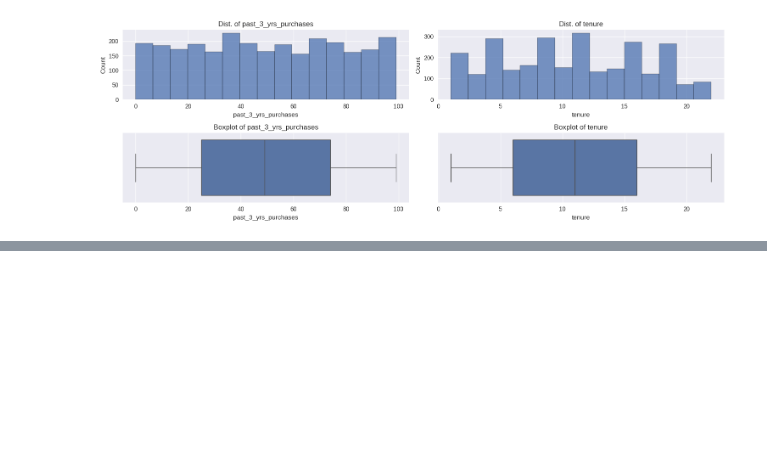
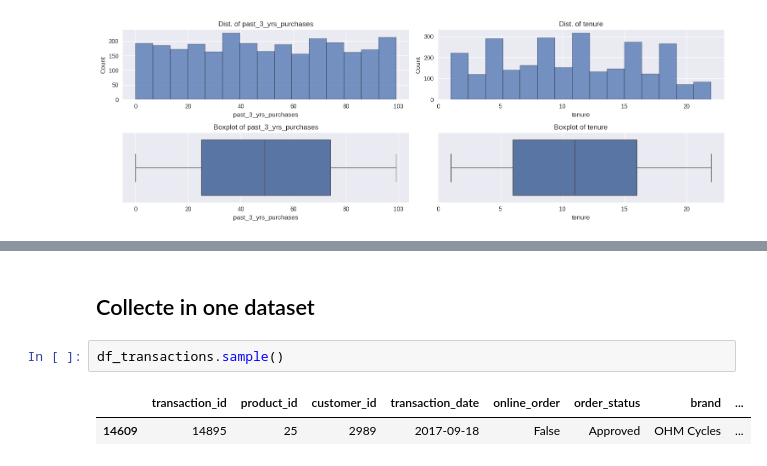
Before and after one commit to AhmAnwar/data-quality-KPMG-VE-forage, a Jupyter notebook: kpmg-ve-data-quality.ipynb, the cells around one changed output, grey strips where cells are left out. Drawn from its saved outputs; the diff is of its cells as text; blank space fills up the shorter version.

```diff
--- a/kpmg-ve-data-quality.ipynb
+++ b/kpmg-ve-data-quality.ipynb
@@ -767,0 +865,7 @@ plt.show()
+# %% [markdown]
+## Collecte in one dataset
+# %%
+df_transactions.sample()
+# %% [output]
+|  | transaction_id | product_id | customer_id | transaction_date | online_order | order_status | brand | ... |
+| 14609 | 14895 | 25 | 2989 | 2017-09-18 | False | Approved | OHM Cycles | ... |
```
Also changed, not shown: parts of 18 cells of this notebook.
